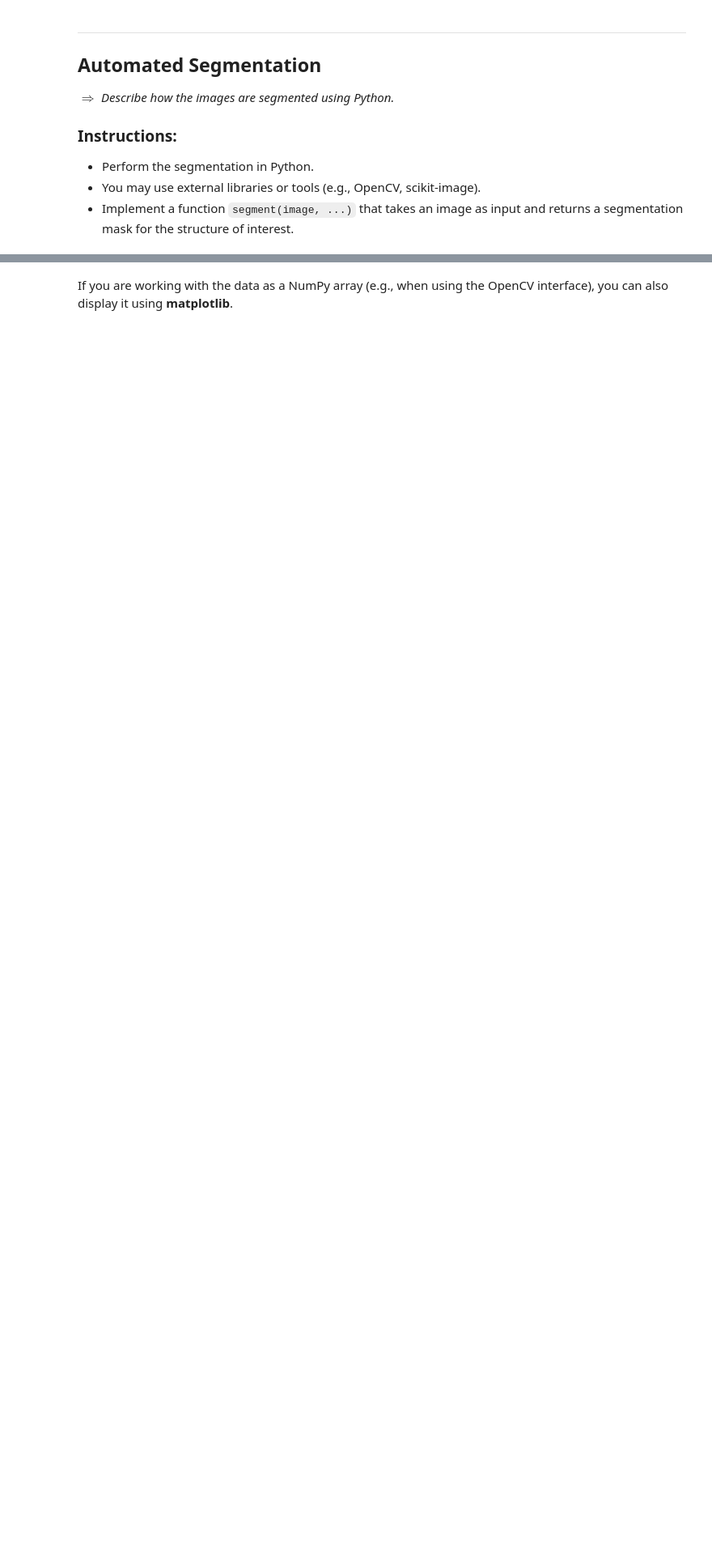
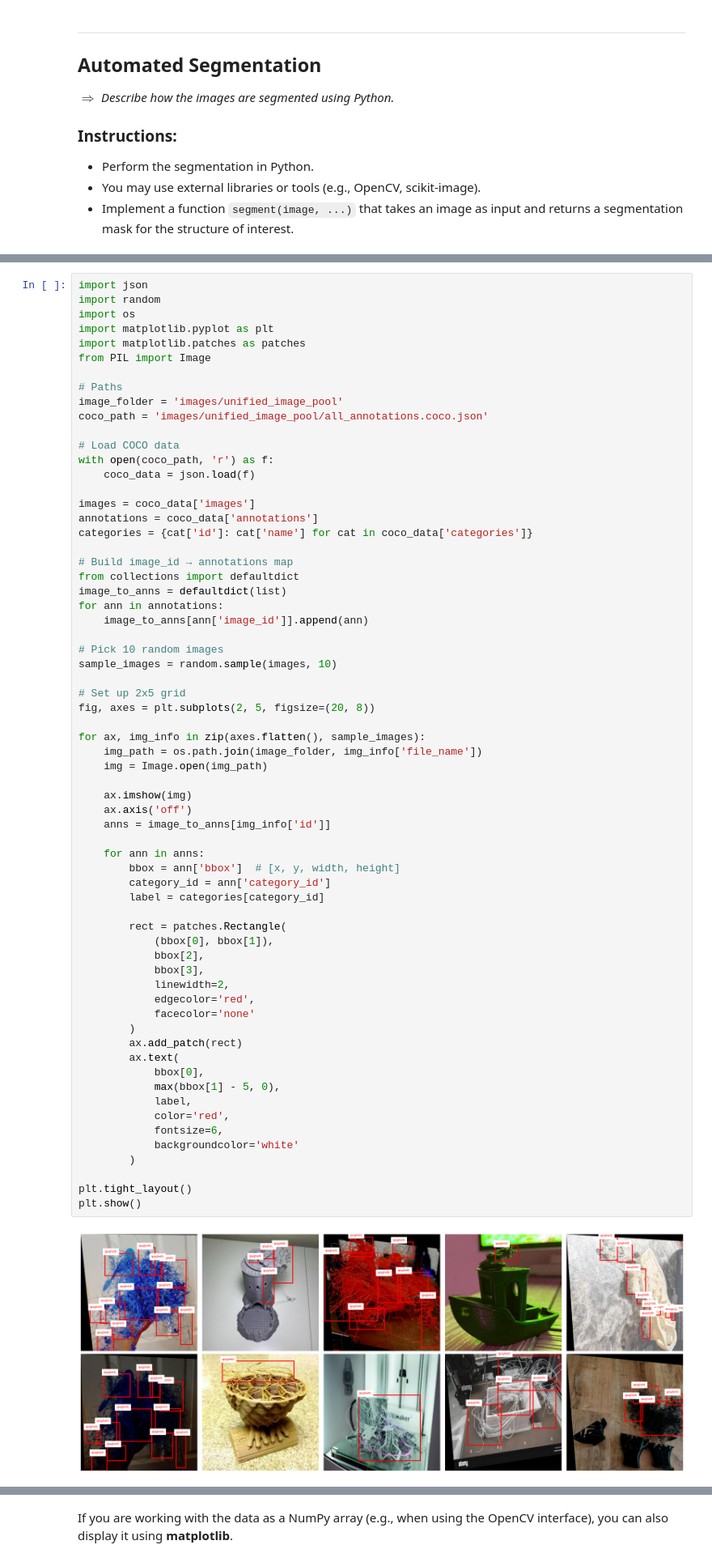
Before and after one commit to alexmoor527/Imaging_Spaghetti_Detection, a Jupyter notebook: Project_Notebook.ipynb, the cells around one changed output, grey strips where cells are left out. Shown at 81% size. Saved outputs shown, nothing was run; the diff lists cells and outputs as text; blank space fills up the shorter version.

```diff
--- a/Project_Notebook.ipynb
+++ b/Project_Notebook.ipynb
@@ -133,0 +235,67 @@ The autoreload extension is already loaded. To reload it, use:
+# %%
+import json
+import random
+import os
+import matplotlib.pyplot as plt
+import matplotlib.patches as patches
+from PIL import Image
+
+# Paths
+image_folder = 'images/unified_image_pool'
+coco_path = 'images/unified_image_pool/all_annotations.coco.json'
+
+# Load COCO data
+with open(coco_path, 'r') as f:
+    coco_data = json.load(f)
+
+images = coco_data['images']
+annotations = coco_data['annotations']
+categories = {cat['id']: cat['name'] for cat in coco_data['categories']}
+
+# Build image_id → annotations map
+from collections import defaultdict
+image_to_anns = defaultdict(list)
+for ann in annotations:
+    image_to_anns[ann['image_id']].append(ann)
+
+# Pick 10 random images
+sample_images = random.sample(images, 10)
+
+# Set up 2x5 grid
+fig, axes = plt.subplots(2, 5, figsize=(20, 8))
+
+for ax, img_info in zip(axes.flatten(), sample_images):
+    img_path = os.path.join(image_folder, img_info['file_name'])
+    img = Image.open(img_path)
+
+    ax.imshow(img)
+    ax.axis('off')
+    anns = image_to_anns[img_info['id']]
+
+    for ann in anns:
+        bbox = ann['bbox']  # [x, y, width, height]
+        category_id = ann['category_id']
+        label = categories[category_id]
+
+        rect = patches.Rectangle(
+            (bbox[0], bbox[1]),
+            bbox[2],
+            bbox[3],
+            linewidth=2,
+            edgecolor='red',
+            facecolor='none'
+        )
+        ax.add_patch(rect)
+        ax.text(
+            bbox[0],
+            max(bbox[1] - 5, 0),
+            label,
+            color='red',
+            fontsize=6,
+            backgroundcolor='white'
+        )
+
+plt.tight_layout()
+plt.show()
+# %% [output]
+[figure, added]
```
Also changed, not shown: parts of 9 cells of this notebook, 2 other files.
